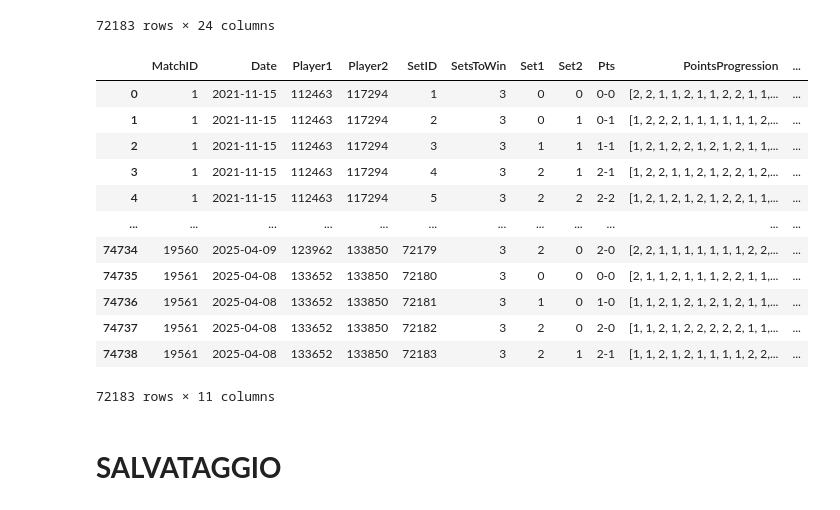
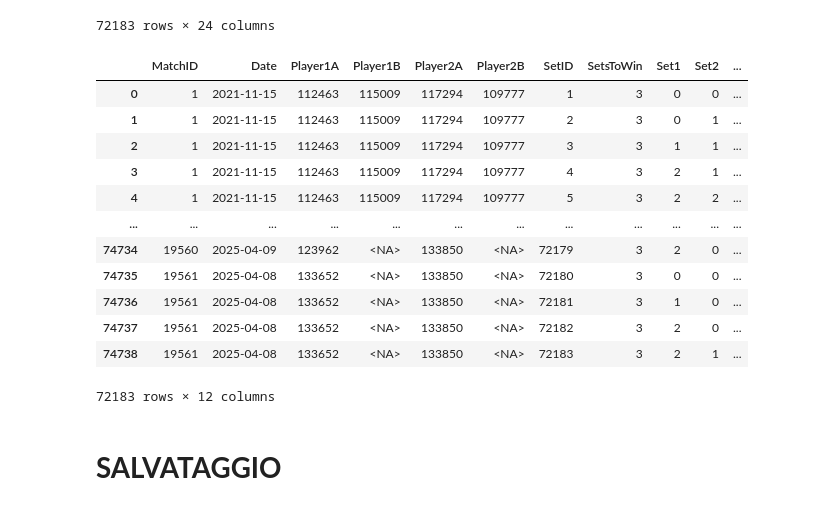
Before and after one commit to oraziotorre/MomentumShiftAI, a Jupyter notebook: TableTennisDataGenerator.ipynb, the cells around one changed output. Drawn from its saved outputs; the diff is of its cells as text; code cells hidden in the pictures.

```diff
--- a/TableTennisDataGenerator.ipynb
+++ b/TableTennisDataGenerator.ipynb
@@ -693,63 +693,66 @@ dataset = dataset.drop(columns=[
     "match_stage",
     "stage_id",
     "match_duration",
-    "player_2_id",
-    "opponent_2_id",
     "player_sets_won",
     "opponent_sets_won",
     "match_scores",
-    "opponent_points"
+    "opponent_points",
+    "current_match_state"
 ], errors="ignore")
 
 # 2) Rinomina i campi richiesti
 dataset = dataset.rename(columns={
-    "player_id": "Player1",
-    "opponent_id": "Player2",
+    "player_id": "Player1A",
+    "player_2_id": "Player1B",
+    "opponent_id": "Player2A",
+    "opponent_2_id": "Player2B",
     "sets_required_to_win": "SetsToWin",
-    "current_match_state": "Pts",
     "points_progression": "PointsProgression",
     "match_start_time": "Date"
     # 'MatchID', 'SetID', 'SetWinner' li lasciamo così come sono
 })
 
 # 3) Tipi: Player1/Player2 numerici, Date senza orario
-dataset["Player1"] = pd.to_numeric(dataset["Player1"], errors="coerce").astype("Int64")
-dataset["Player2"] = pd.to_numeric(dataset["Player2"], errors="coerce").astype("Int64")
+dataset["Player1A"] = pd.to_numeric(dataset["Player1A"], errors="coerce").astype("Int64")
+dataset["Player2A"] = pd.to_numeric(dataset["Player2A"], errors="coerce").astype("Int64")
+dataset["Player1B"] = pd.to_numeric(dataset["Player1B"], errors="coerce").astype("Int64")
+dataset["Player2B"] = pd.to_numeric(dataset["Player2B"], errors="coerce").astype("Int64")
 dataset["Date"]    = pd.to_datetime(dataset["Date"], errors="coerce").dt.date
 
 # --- ORDER ---
 
 col_order = [
     "MatchID",              # (quello già presente nel dataset)
     "Date",
-    "Player1",
-    "Player2",
+    "Player1A",
+    "Player1B",
+    "Player2A",
+    "Player2B",
     "SetID",                # (quello già presente nel dataset)
     "SetsToWin",
     "Set1",
     "Set2",
-    "Pts",
     "PointsProgression",
     "SetWinner"             # tieni anche questo
 ]
 
 # mantieni solo le colonne esistenti, nell'ordine desiderato
 dataset = dataset[[c for c in col_order if c in dataset.columns]]
 dataset
 # %% [output]
-|  | MatchID | Date | Player1 | Player2 | SetID | SetsToWin | Set1 | Set2 | Pts | PointsProgression | ... |
-| 0 | 1 | 2021-11-15 | 112463 | 117294 | 1 | 3 | 0 | 0 | 0-0 | [2, 2, 1, 1, 2, 1, 1, 2, 2, 1, 1,... | ... |
-| 1 | 1 | 2021-11-15 | 112463 | 117294 | 2 | 3 | 0 | 1 | 0-1 | [1, 2, 2, 2, 1, 1, 1, 1, 1, 1, 2,... | ... |
-| 2 | 1 | 2021-11-15 | 112463 | 117294 | 3 | 3 | 1 | 1 | 1-1 | [1, 2, 1, 2, 2, 1, 2, 1, 2, 1, 1,... | ... |
-| 3 | 1 | 2021-11-15 | 112463 | 117294 | 4 | 3 | 2 | 1 | 2-1 | [1, 2, 2, 1, 1, 2, 1, 2, 2, 1, 2,... | ... |
-| 4 | 1 | 2021-11-15 | 112463 | 117294 | 5 | 3 | 2 | 2 | 2-2 | [1, 2, 1, 2, 1, 2, 1, 2, 2, 1, 1,... | ... |
+|  | MatchID | Date | Player1A | Player1B | Player2A | Player2B | SetID | SetsToWin | Set1 | Set2 | ... |
+| 0 | 1 | 2021-11-15 | 112463 | 115009 | 117294 | 109777 | 1 | 3 | 0 | 0 | ... |
+| 1 | 1 | 2021-11-15 | 112463 | 115009 | 117294 | 109777 | 2 | 3 | 0 | 1 | ... |
+| 2 | 1 | 2021-11-15 | 112463 | 115009 | 117294 | 109777 | 3 | 3 | 1 | 1 | ... |
+| 3 | 1 | 2021-11-15 | 112463 | 115009 | 117294 | 109777 | 4 | 3 | 2 | 1 | ... |
+| 4 | 1 | 2021-11-15 | 112463 | 115009 | 117294 | 109777 | 5 | 3 | 2 | 2 | ... |
 | ... | ... | ... | ... | ... | ... | ... | ... | ... | ... | ... | ... |
-| 74734 | 19560 | 2025-04-09 | 123962 | 133850 | 72179 | 3 | 2 | 0 | 2-0 | [2, 2, 1, 1, 1, 1, 1, 1, 1, 2, 2,... | ... |
-| 74735 | 19561 | 2025-04-08 | 133652 | 133850 | 72180 | 3 | 0 | 0 | 0-0 | [2, 1, 1, 2, 1, 1, 1, 2, 2, 1, 1,... | ... |
-| 74736 | 19561 | 2025-04-08 | 133652 | 133850 | 72181 | 3 | 1 | 0 | 1-0 | [1, 1, 2, 1, 2, 1, 2, 1, 2, 1, 1,... | ... |
-| 74737 | 19561 | 2025-04-08 | 133652 | 133850 | 72182 | 3 | 2 | 0 | 2-0 | [1, 1, 2, 1, 2, 2, 2, 2, 2, 1, 1,... | ... |
-| 74738 | 19561 | 2025-04-08 | 133652 | 133850 | 72183 | 3 | 2 | 1 | 2-1 | [1, 1, 2, 1, 2, 1, 1, 1, 1, 2, 2,... | ... |
+| 74734 | 19560 | 2025-04-09 | 123962 | <NA> | 133850 | <NA> | 72179 | 3 | 2 | 0 | ... |
+| 74735 | 19561 | 2025-04-08 | 133652 | <NA> | 133850 | <NA> | 72180 | 3 | 0 | 0 | ... |
+| 74736 | 19561 | 2025-04-08 | 133652 | <NA> | 133850 | <NA> | 72181 | 3 | 1 | 0 | ... |
+| 74737 | 19561 | 2025-04-08 | 133652 | <NA> | 133850 | <NA> | 72182 | 3 | 2 | 0 | ... |
+| 74738 | 19561 | 2025-04-08 | 133652 | <NA> | 133850 | <NA> | 72183 | 3 | 2 | 1 | ... |
-72183 rows × 11 columns
+72183 rows × 12 columns
 # %% [markdown]
 # **SALVATAGGIO**
 # %% [markdown]
```
